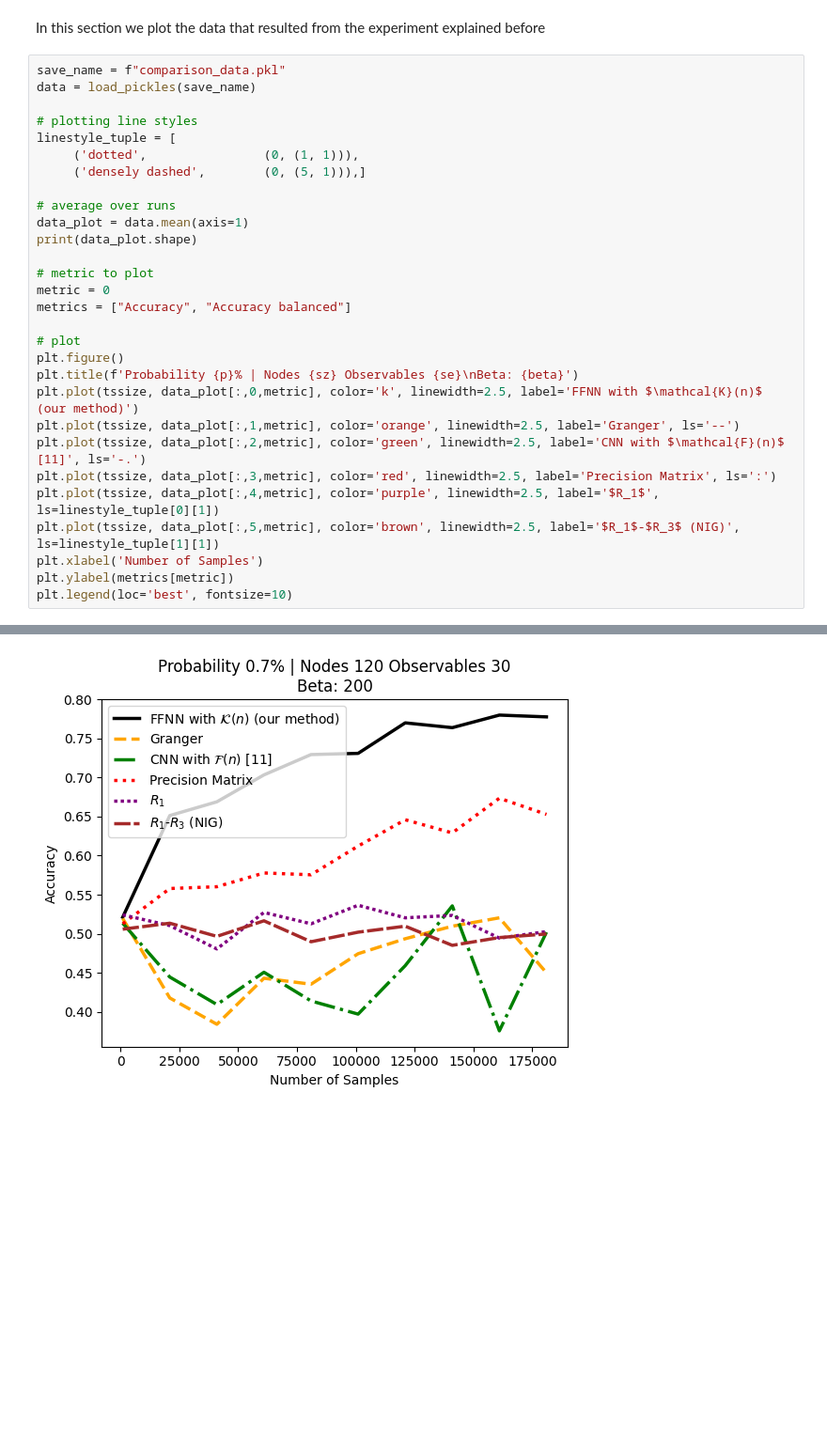
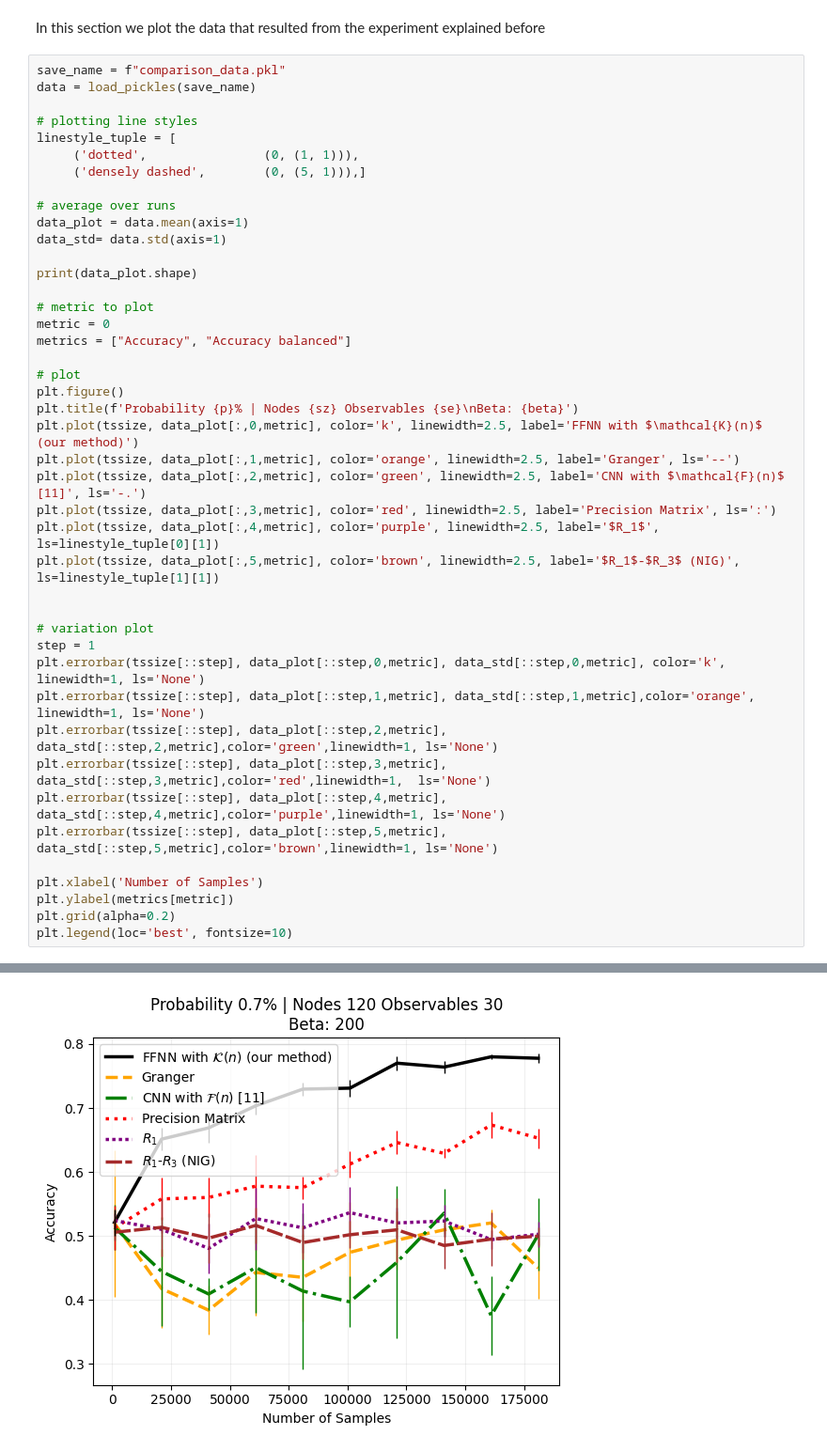
Before and after one commit to seabrapt/brain_underlying_structure_identification, a Jupyter notebook: walkthrough/tutorial.ipynb, the cells around one changed output, grey strips where cells are left out. Shown: that part at 94% size. Cells and saved outputs as stored; diff of their text form; blank space fills up the shorter version.

Commit message:
error bars on plot

```diff
--- a/walkthrough/tutorial.ipynb
+++ b/walkthrough/tutorial.ipynb
@@ -285,31 +285,45 @@ save_name = f"comparison_data.pkl"
 data = load_pickles(save_name)
 
 # plotting line styles
 linestyle_tuple = [
      ('dotted',                (0, (1, 1))),
      ('densely dashed',        (0, (5, 1))),]
 
 # average over runs
 data_plot = data.mean(axis=1)
+data_std= data.std(axis=1)
+
 print(data_plot.shape)
 
 # metric to plot
 metric = 0
 metrics = ["Accuracy", "Accuracy balanced"]
 
 # plot
 plt.figure()
 plt.title(f'Probability {p}% | Nodes {sz} Observables {se}\nBeta: {beta}')
 plt.plot(tssize, data_plot[:,0,metric], color='k', linewidth=2.5, label='FFNN with $\mathcal{K}(n)$ (our method)')
 plt.plot(tssize, data_plot[:,1,metric], color='orange', linewidth=2.5, label='Granger', ls='--')
 plt.plot(tssize, data_plot[:,2,metric], color='green', linewidth=2.5, label='CNN with $\mathcal{F}(n)$ [11]', ls='-.')
 plt.plot(tssize, data_plot[:,3,metric], color='red', linewidth=2.5, label='Precision Matrix', ls=':')
 plt.plot(tssize, data_plot[:,4,metric], color='purple', linewidth=2.5, label='$R_1$', ls=linestyle_tuple[0][1])
 plt.plot(tssize, data_plot[:,5,metric], color='brown', linewidth=2.5, label='$R_1$-$R_3$ (NIG)', ls=linestyle_tuple[1][1])
+
+
+# variation plot
+step = 1
+plt.errorbar(tssize[::step], data_plot[::step,0,metric], data_std[::step,0,metric], color='k', linewidth=1, ls='None')
+plt.errorbar(tssize[::step], data_plot[::step,1,metric], data_std[::step,1,metric],color='orange', linewidth=1, ls='None')
+plt.errorbar(tssize[::step], data_plot[::step,2,metric], data_std[::step,2,metric],color='green',linewidth=1, ls='None')
+plt.errorbar(tssize[::step], data_plot[::step,3,metric], data_std[::step,3,metric],color='red',linewidth=1,  ls='None')
+plt.errorbar(tssize[::step], data_plot[::step,4,metric], data_std[::step,4,metric],color='purple',linewidth=1, ls='None')
+plt.errorbar(tssize[::step], data_plot[::step,5,metric], data_std[::step,5,metric],color='brown',linewidth=1, ls='None')
+
 plt.xlabel('Number of Samples')
 plt.ylabel(metrics[metric])
+plt.grid(alpha=0.2)
 plt.legend(loc='best', fontsize=10)
 # %% [output]
 (10, 6, 2)
 <matplotlib.legend.Legend at 0x...>
-[figure, old version]
+[figure, new version]
```
